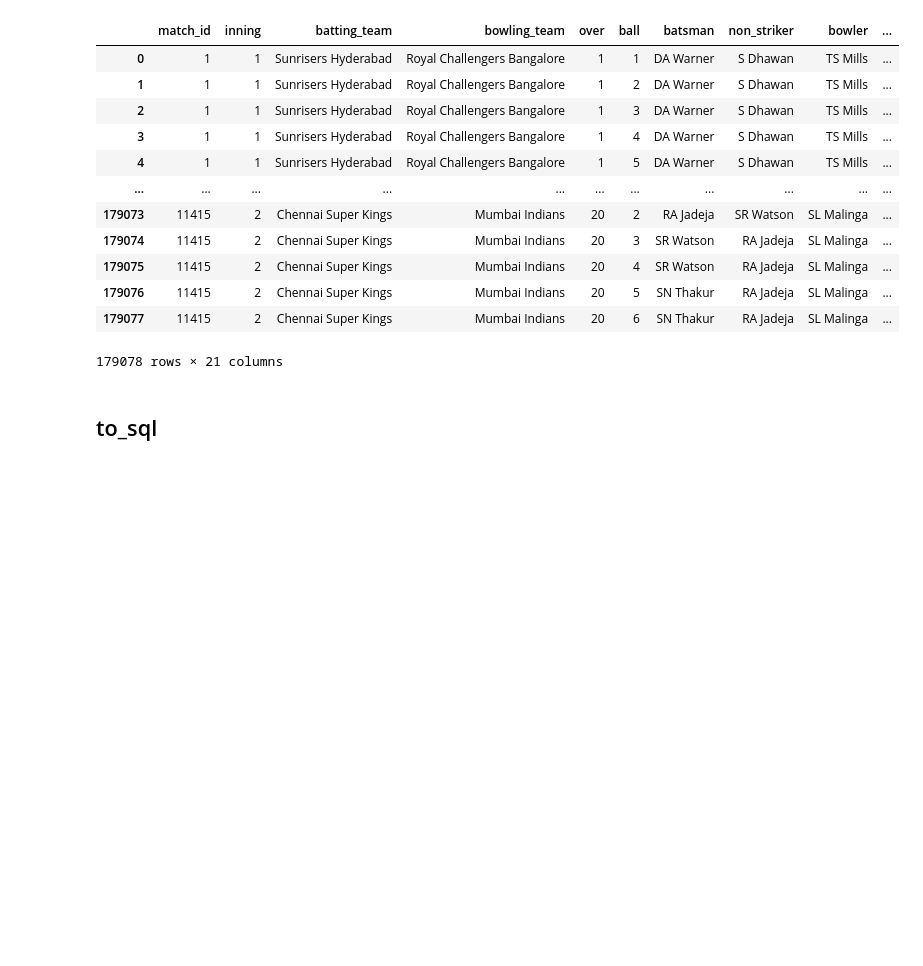
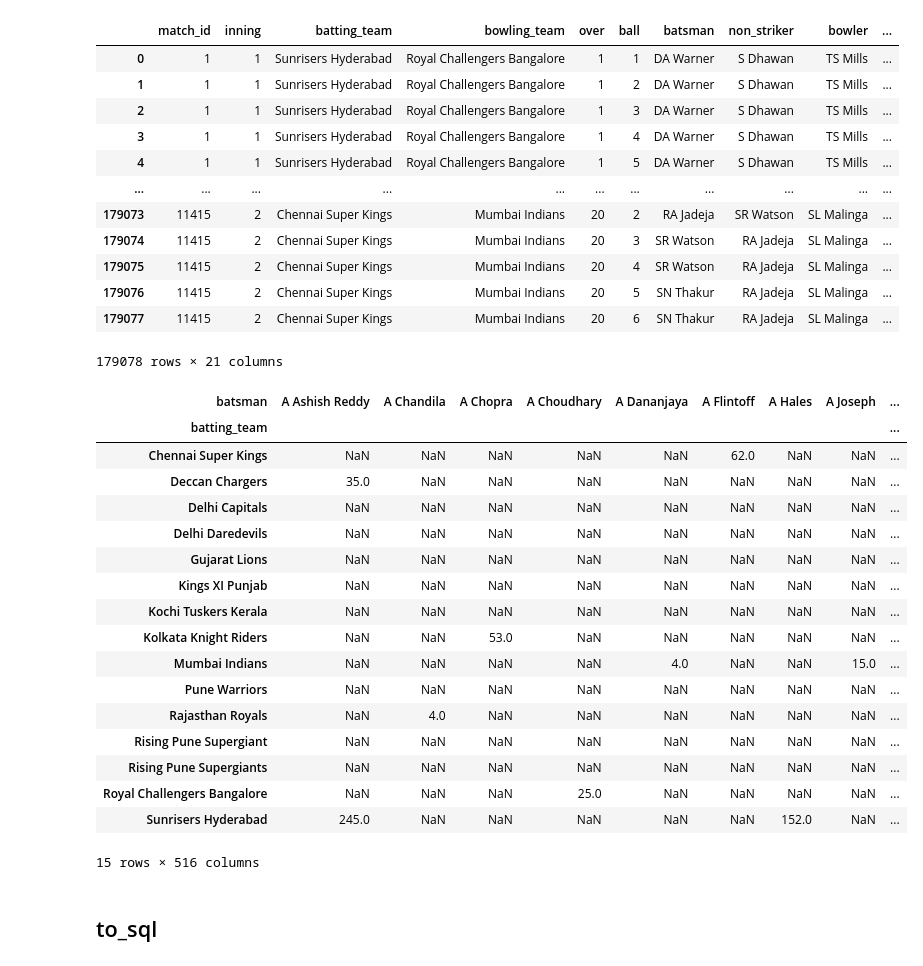
Before and after one commit to ShehrazSarwar/Python-Data-Analysis, a Jupyter notebook: Data Gathering (CSV,TSV,JSON,EXCEL,API,WEBSCRAPING)/Pandas_Exports.ipynb, the cells around one changed output. Saved outputs shown, nothing was run; the diff lists cells and outputs as text; code cells hidden in the pictures; blank space fills up the shorter version.

```diff
--- a/Data Gathering (CSV,TSV,JSON,EXCEL,API,WEBSCRAPING)/Pandas_Exports.ipynb
+++ b/Data Gathering (CSV,TSV,JSON,EXCEL,API,WEBSCRAPING)/Pandas_Exports.ipynb
@@ -109,6 +143,27 @@ df
 | 179076 | 11415 | 2 | Chennai Super Kings | Mumbai Indians | 20 | 5 | SN Thakur | RA Jadeja | SL Malinga | ... |
 | 179077 | 11415 | 2 | Chennai Super Kings | Mumbai Indians | 20 | 6 | SN Thakur | RA Jadeja | SL Malinga | ... |
 179078 rows × 21 columns
+# %%
+df.groupby(['batting_team','batsman'])['batsman_runs'].sum().unstack()
+# %% [output]
+| batsman | A Ashish Reddy | A Chandila | A Chopra | A Choudhary | A Dananjaya | A Flintoff | A Hales | A Joseph | ... |
+| batting_team |  |  |  |  |  |  |  |  | ... |
+| Chennai Super Kings | NaN | NaN | NaN | NaN | NaN | 62.0 | NaN | NaN | ... |
+| Deccan Chargers | 35.0 | NaN | NaN | NaN | NaN | NaN | NaN | NaN | ... |
+| Delhi Capitals | NaN | NaN | NaN | NaN | NaN | NaN | NaN | NaN | ... |
+| Delhi Daredevils | NaN | NaN | NaN | NaN | NaN | NaN | NaN | NaN | ... |
+| Gujarat Lions | NaN | NaN | NaN | NaN | NaN | NaN | NaN | NaN | ... |
+| Kings XI Punjab | NaN | NaN | NaN | NaN | NaN | NaN | NaN | NaN | ... |
+| Kochi Tuskers Kerala | NaN | NaN | NaN | NaN | NaN | NaN | NaN | NaN | ... |
+| Kolkata Knight Riders | NaN | NaN | 53.0 | NaN | NaN | NaN | NaN | NaN | ... |
+| Mumbai Indians | NaN | NaN | NaN | NaN | 4.0 | NaN | NaN | 15.0 | ... |
+| Pune Warriors | NaN | NaN | NaN | NaN | NaN | NaN | NaN | NaN | ... |
+| Rajasthan Royals | NaN | 4.0 | NaN | NaN | NaN | NaN | NaN | NaN | ... |
+| Rising Pune Supergiant | NaN | NaN | NaN | NaN | NaN | NaN | NaN | NaN | ... |
+| Rising Pune Supergiants | NaN | NaN | NaN | NaN | NaN | NaN | NaN | NaN | ... |
+| Royal Challengers Bangalore | NaN | NaN | NaN | 25.0 | NaN | NaN | NaN | NaN | ... |
+| Sunrisers Hyderabad | 245.0 | NaN | NaN | NaN | NaN | NaN | 152.0 | NaN | ... |
+15 rows × 516 columns
 # %%
 df.groupby(['batting_team','batsman'])['batsman_runs'].sum().unstack().to_json('ipl.json')
 # %% [markdown]
```
Also changed, not shown: parts of 6 cells of this notebook.
